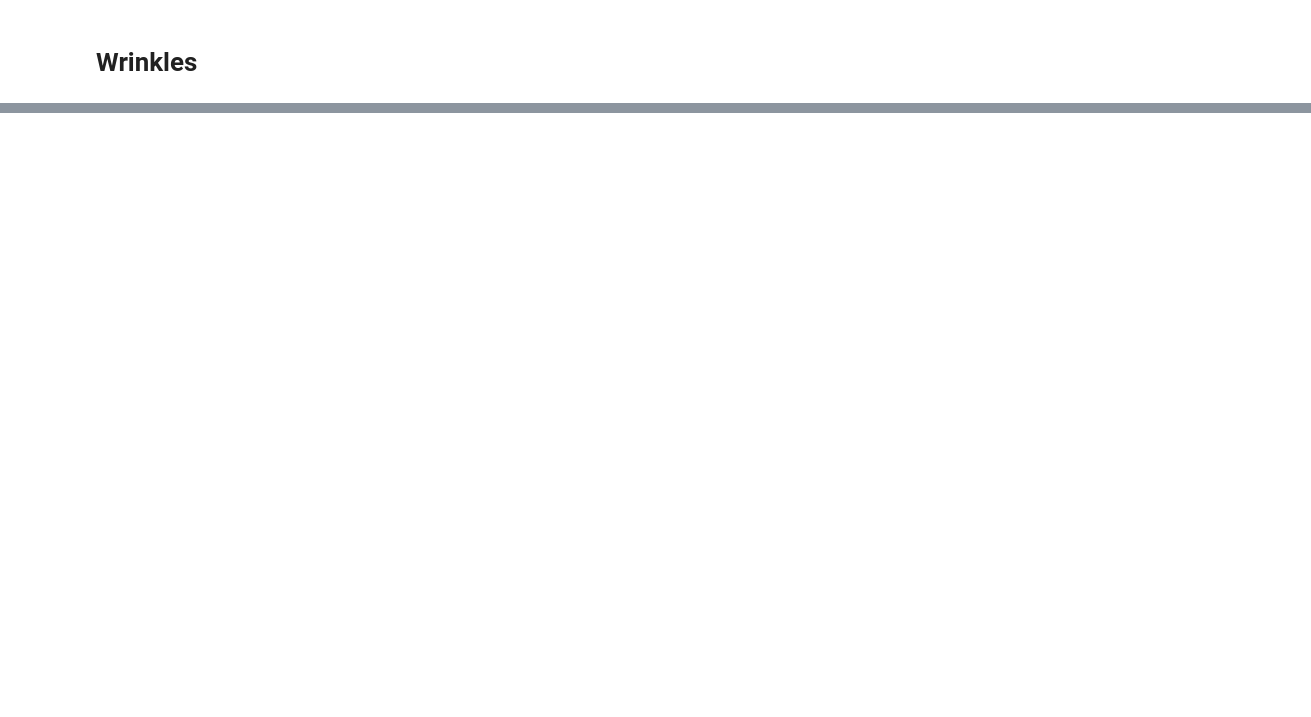
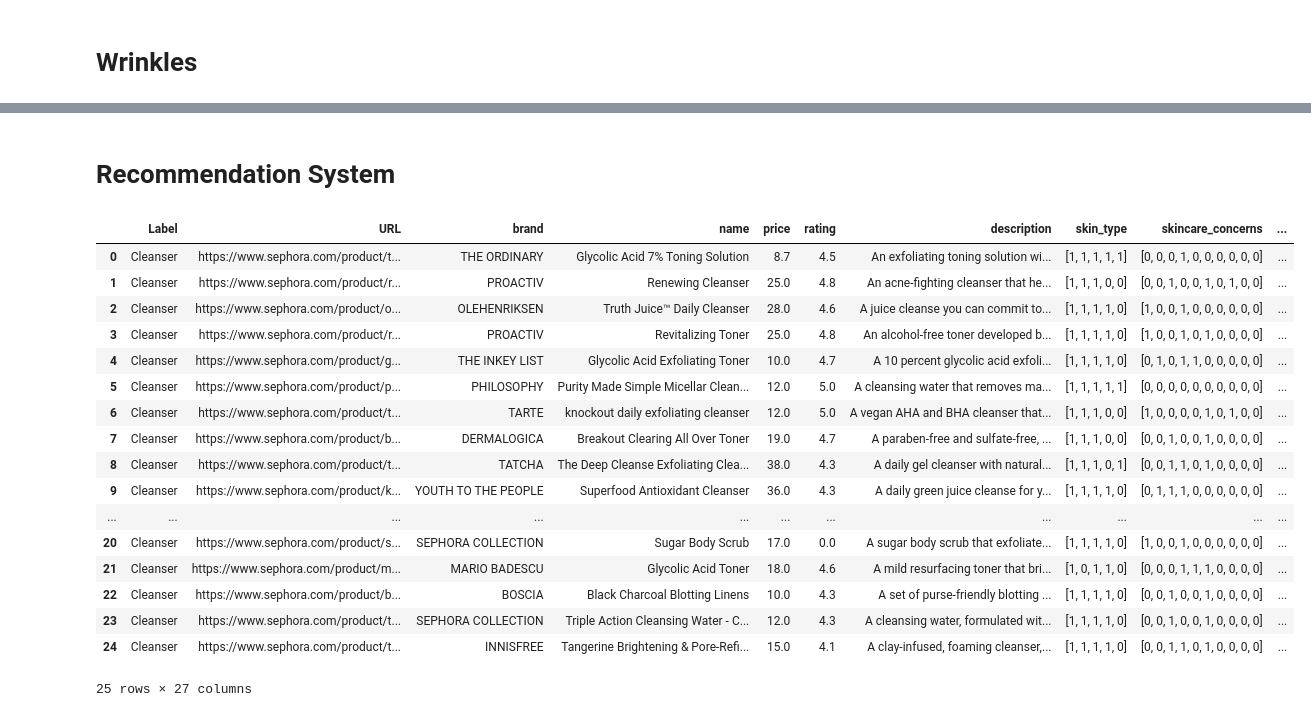
Before and after one commit to DeniSusanto/ai_skincare_advisor, a Jupyter notebook: integration/integration testing.ipynb, the cells around one changed output, grey strips where cells are left out. Drawn from its saved outputs; the diff is of its cells as text; code cells hidden in the pictures; blank space fills up the shorter version.

```diff
--- a/integration/integration testing.ipynb
+++ b/integration/integration testing.ipynb
@@ -108,0 +166,2 @@ wd.get_overall_score()
+# %% [markdown]
+# Recommendation System
@@ -108,0 +170,39 @@ wd.get_overall_score()
+# %%
+main_input = {
+    'acne': 0.315,
+    'wrinkles': 0.225,
+    'crows_feet': 0,
+    'dark_eye': 1.04,
+    'sallowness': 0.8,
+    'skin_type': "normal",
+    'allergies': None,
+    'price': None,
+    'concerns': ["acne", "dark_eye", "oiliness"],
+    'preferences': None
+}
+# %%
+prod_cat = pd.read_csv("product_catalogue.csv")
+prod_rec = ProductRecommendation(prod_cat, main_input)
+# %%
+rec = prod_rec.get_default_recommendation()
+# %%
+rec['acne']['Cleanser']
+# %% [output]
+|  | Label | URL | brand | name | price | rating | description | skin_type | skincare_concerns | ... |
+| 0 | Cleanser | https://www.sephora.com/product/t... | THE ORDINARY | Glycolic Acid 7% Toning Solution | 8.7 | 4.5 | An exfoliating toning solution wi... | [1, 1, 1, 1, 1] | [0, 0, 0, 1, 0, 0, 0, 0, 0, 0] | ... |
+| 1 | Cleanser | https://www.sephora.com/product/r... | PROACTIV | Renewing Cleanser | 25.0 | 4.8 | An acne-fighting cleanser that he... | [1, 1, 1, 0, 0] | [0, 0, 1, 0, 0, 1, 0, 1, 0, 0] | ... |
+| 2 | Cleanser | https://www.sephora.com/product/o... | OLEHENRIKSEN | Truth Juice™ Daily Cleanser | 28.0 | 4.6 | A juice cleanse you can commit to... | [1, 1, 1, 1, 0] | [1, 0, 0, 1, 0, 0, 0, 0, 0, 0] | ... |
+| 3 | Cleanser | https://www.sephora.com/product/r... | PROACTIV | Revitalizing Toner | 25.0 | 4.8 | An alcohol-free toner developed b... | [1, 1, 1, 1, 0] | [1, 0, 0, 1, 0, 1, 0, 0, 0, 0] | ... |
+| 4 | Cleanser | https://www.sephora.com/product/g... | THE INKEY LIST | Glycolic Acid Exfoliating Toner | 10.0 | 4.7 | A 10 percent glycolic acid exfoli... | [1, 1, 1, 1, 0] | [0, 1, 0, 1, 1, 0, 0, 0, 0, 0] | ... |
+| 5 | Cleanser | https://www.sephora.com/product/p... | PHILOSOPHY | Purity Made Simple Micellar Clean... | 12.0 | 5.0 | A cleansing water that removes ma... | [1, 1, 1, 1, 1] | [0, 0, 0, 0, 0, 0, 0, 0, 0, 0] | ... |
+| 6 | Cleanser | https://www.sephora.com/product/t... | TARTE | knockout daily exfoliating cleanser | 12.0 | 5.0 | A vegan AHA and BHA cleanser that... | [1, 1, 1, 0, 0] | [1, 0, 0, 0, 0, 1, 0, 1, 0, 0] | ... |
+| 7 | Cleanser | https://www.sephora.com/product/b... | DERMALOGICA | Breakout Clearing All Over Toner | 19.0 | 4.7 | A paraben-free and sulfate-free, ... | [1, 1, 1, 0, 0] | [0, 0, 1, 0, 0, 1, 0, 0, 0, 0] | ... |
+| 8 | Cleanser | https://www.sephora.com/product/t... | TATCHA | The Deep Cleanse Exfoliating Clea... | 38.0 | 4.3 | A daily gel cleanser with natural... | [1, 1, 1, 0, 1] | [0, 0, 1, 1, 0, 1, 0, 0, 0, 0] | ... |
+| 9 | Cleanser | https://www.sephora.com/product/k... | YOUTH TO THE PEOPLE | Superfood Antioxidant Cleanser | 36.0 | 4.3 | A daily green juice cleanse for y... | [1, 1, 1, 1, 0] | [0, 1, 1, 1, 0, 0, 0, 0, 0, 0] | ... |
+| ... | ... | ... | ... | ... | ... | ... | ... | ... | ... | ... |
+| 20 | Cleanser | https://www.sephora.com/product/s... | SEPHORA COLLECTION | Sugar Body Scrub | 17.0 | 0.0 | A sugar body scrub that exfoliate... | [1, 1, 1, 1, 0] | [1, 0, 0, 1, 0, 0, 0, 0, 0, 0] | ... |
+| 21 | Cleanser | https://www.sephora.com/product/m... | MARIO BADESCU | Glycolic Acid Toner | 18.0 | 4.6 | A mild resurfacing toner that bri... | [1, 0, 1, 1, 0] | [0, 0, 0, 1, 1, 1, 0, 0, 0, 0] | ... |
+| 22 | Cleanser | https://www.sephora.com/product/b... | BOSCIA | Black Charcoal Blotting Linens | 10.0 | 4.3 | A set of purse-friendly blotting ... | [1, 1, 1, 1, 0] | [0, 0, 1, 0, 0, 1, 0, 0, 0, 0] | ... |
+| 23 | Cleanser | https://www.sephora.com/product/t... | SEPHORA COLLECTION | Triple Action Cleansing Water - C... | 12.0 | 4.3 | A cleansing water, formulated wit... | [1, 1, 1, 1, 0] | [0, 0, 1, 0, 0, 1, 0, 0, 0, 0] | ... |
+| 24 | Cleanser | https://www.sephora.com/product/t... | INNISFREE | Tangerine Brightening & Pore-Refi... | 15.0 | 4.1 | A clay-infused, foaming cleanser,... | [1, 1, 1, 1, 0] | [0, 0, 1, 1, 0, 1, 0, 0, 0, 0] | ... |
+25 rows × 27 columns
```
Also changed, not shown: parts of 16 cells of this notebook, 11 other files.
